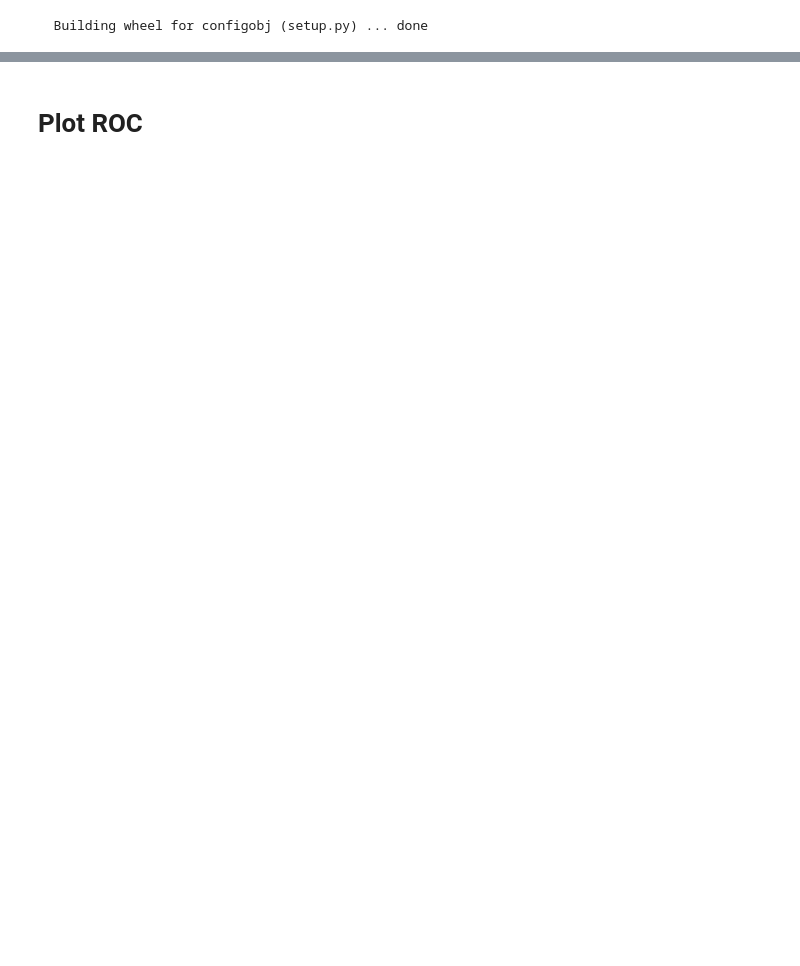
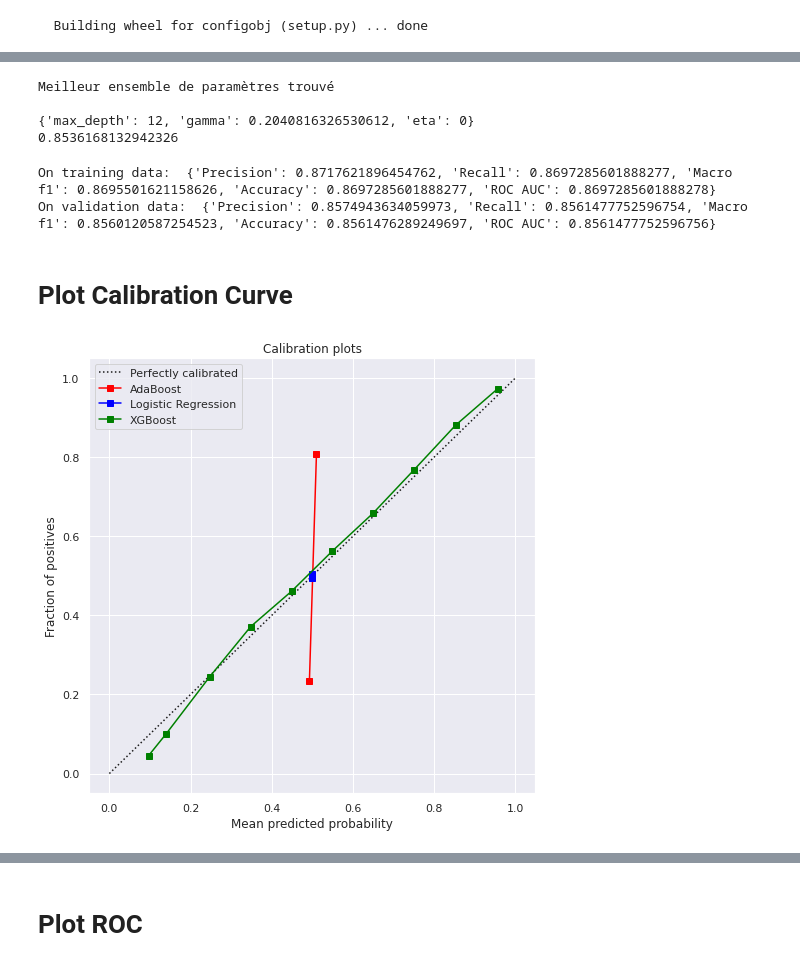
Before and after one commit to anw1998/MMD6020_Final_Project, a Jupyter notebook: notebooks/Hyperparameters Tuning Script.ipynb, the cells around one changed output, grey strips where cells are left out. Cells and saved outputs as stored; diff of their text form; code cells hidden in the pictures; blank space fills up the shorter version.

```diff
--- a/notebooks/Hyperparameters Tuning Script.ipynb
+++ b/notebooks/Hyperparameters Tuning Script.ipynb
@@ -351,8 +258,31 @@ print(random_search.best_score_)
+# %%
+print("Meilleur ensemble de paramètres trouvé")
+print()
+print(random_search.best_params_)
+print(random_search.best_score_)
+# %% [output]
+Meilleur ensemble de paramètres trouvé
+
+{'max_depth': 12, 'gamma': 0.2040816326530612, 'eta': 0}
+0.8536168132942326
 # %%
 # Use "gpu_hist" for training the model.
-classi = xgb.XGBClassifier(tree_method="gpu_hist", scale_pos_weight = random_search.best_params_['scale_pos_weight'], max_depth = random_search.best_params_['max_depth'], max_delta_step = random_search.best_params_['max_delta_step'], gamma = random_search.best_params_['gamma'])
+xgb_HP = xgb.XGBClassifier(tree_method="gpu_hist",
+                           # scale_pos_weight = random_search.best_params_['scale_pos_weight'],
+                           max_depth = random_search.best_params_['max_depth'],
+                           # max_delta_step = random_search.best_params_['max_delta_step'],
+                           gamma = random_search.best_params_['gamma'],
+                           eta = random_search.best_params_['eta'])
 # Fit the model using predictor X and response y.
-model_xgb = classi.fit(X_train, y_train)
-print('Accuracy on training data: ', round(model_xgb.score(X_train,y_train),2))
-result_xgb = model_xgb.score(X_test,y_test)
-print('Accuracy on testing data: ', round(result_xgb*100,2))
+xgb_HP.fit(X_train, y_train)
+
+y_pred_train = xgb_HP.predict(X_train)
+train_metrics = evaluate(y_train, y_pred_train)
+print('On training data: ', train_metrics)
+
+y_pred_val = xgb_HP.predict(X_val)
+val_metrics = evaluate(y_val, y_pred_val)
+print('On validation data: ', val_metrics)
+# %% [output]
+On training data:  {'Precision': 0.8717621896454762, 'Recall': 0.8697285601888277, 'Macro f1': 0.8695501621158626, 'Accuracy': 0.8697285601888277, 'ROC AUC': 0.8697285601888278}
+On validation data:  {'Precision': 0.8574943634059973, 'Recall': 0.8561477752596754, 'Macro f1': 0.8560120587254523, 'Accuracy': 0.8561476289249697, 'ROC AUC': 0.8561477752596756}
@@ -363,0 +289,44 @@ axes[1,1].set_title("Calibration curve")
+# %% [markdown]
+# Plot Calibration Curve
+# %%
+from sklearn.calibration import CalibrationDisplay
+import matplotlib.pyplot as plt
+from matplotlib.gridspec import GridSpec
+import seaborn as sns
+sns.set()
+
+colors = ['red', 'blue', 'green', 'yellow', 'orange']
+
+def plot_Calibration(classifiers_tuple, plot_name, add_random=False):
+    calibration_displays = {}
+    fig = plt.figure(figsize=(8, 8))
+    gs = GridSpec(2, 2)
+    ax_calibration_curve = fig.add_subplot(gs[:2, :2])
+    nbins = 10
+
+    for count, classifier in enumerate(classifiers_tuple):
+
+        clf = classifier[0]
+        clf_name = classifier[1]
+        X = classifier[2]
+        y = classifier[3]
+        y_pred = clf.predict_proba(X)[:,1]
+
+        display = CalibrationDisplay.from_predictions(y, y_pred, n_bins=nbins, name=clf_name, ax=ax_calibration_curve, color=colors[count])
+        calibration_displays[clf_name] = display
+
+    if add_random:
+        y_random = np.random.uniform(low=0.0, high=1.0, size=len(y))
+        CalibrationDisplay.from_predictions(y, y_random, n_bins=nbins, name='Random Uniform', ax=ax_calibration_curve, color='black')
+
+    ax_calibration_curve.set_title("Calibration plots");
+    plt.legend(loc="upper left")
+# %%
+classifiers = [(clf_adaboost, 'AdaBoost', X_test, y_test),
+               (clf_logreg, 'Logistic Regression', X_test, y_test),
+               # (rf_HP, 'Random Forest', X_test, y_test),
+               # (knn_HP, 'KNN', X_test, y_test)
+               (clf_xgb, 'XGBoost', X_test, y_test)]
+plot_Calibration(classifiers, plot_name='Testing')
+# %% [output]
+[figure, added]
```
Also changed, not shown: parts of 37 cells of this notebook.
